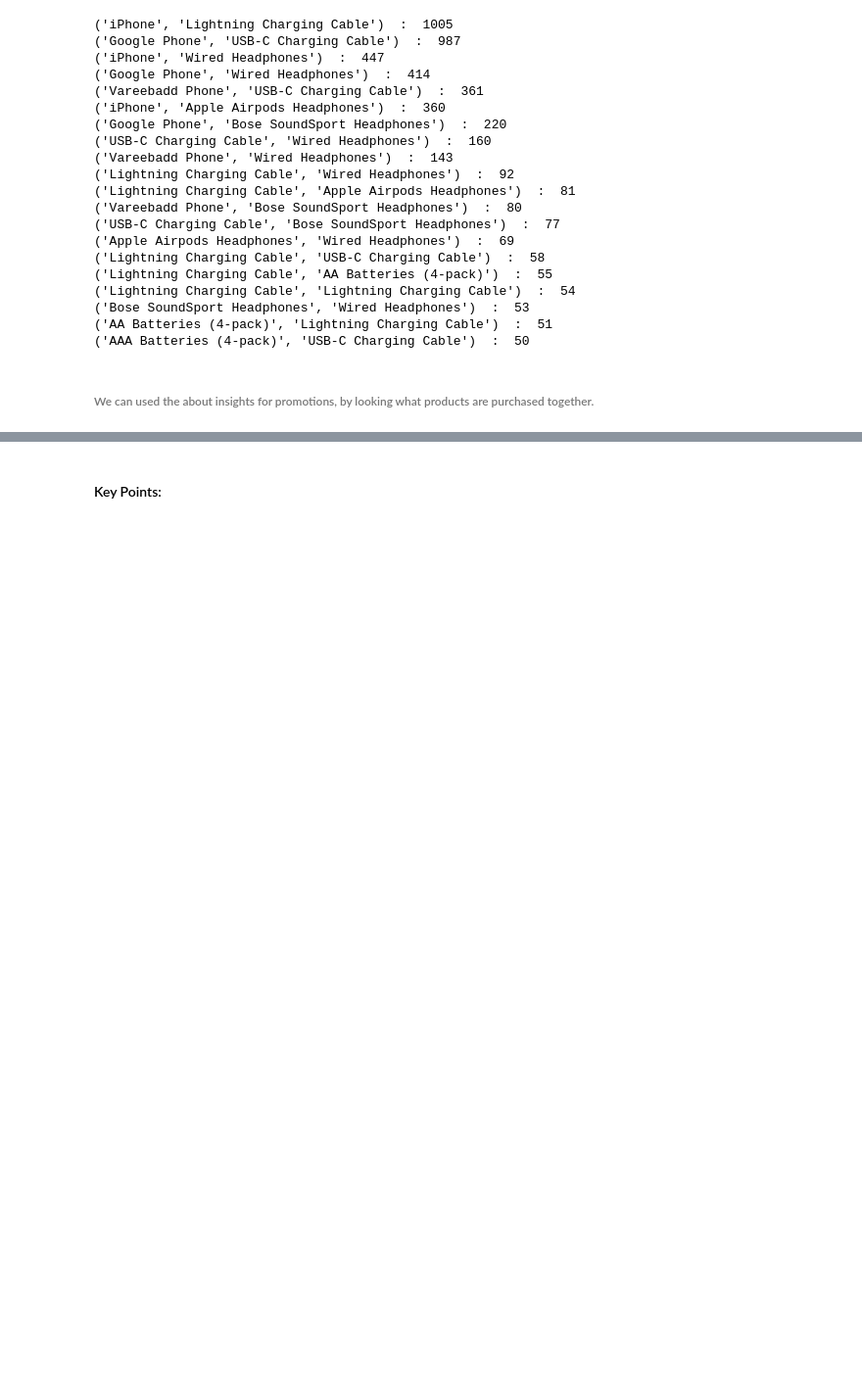
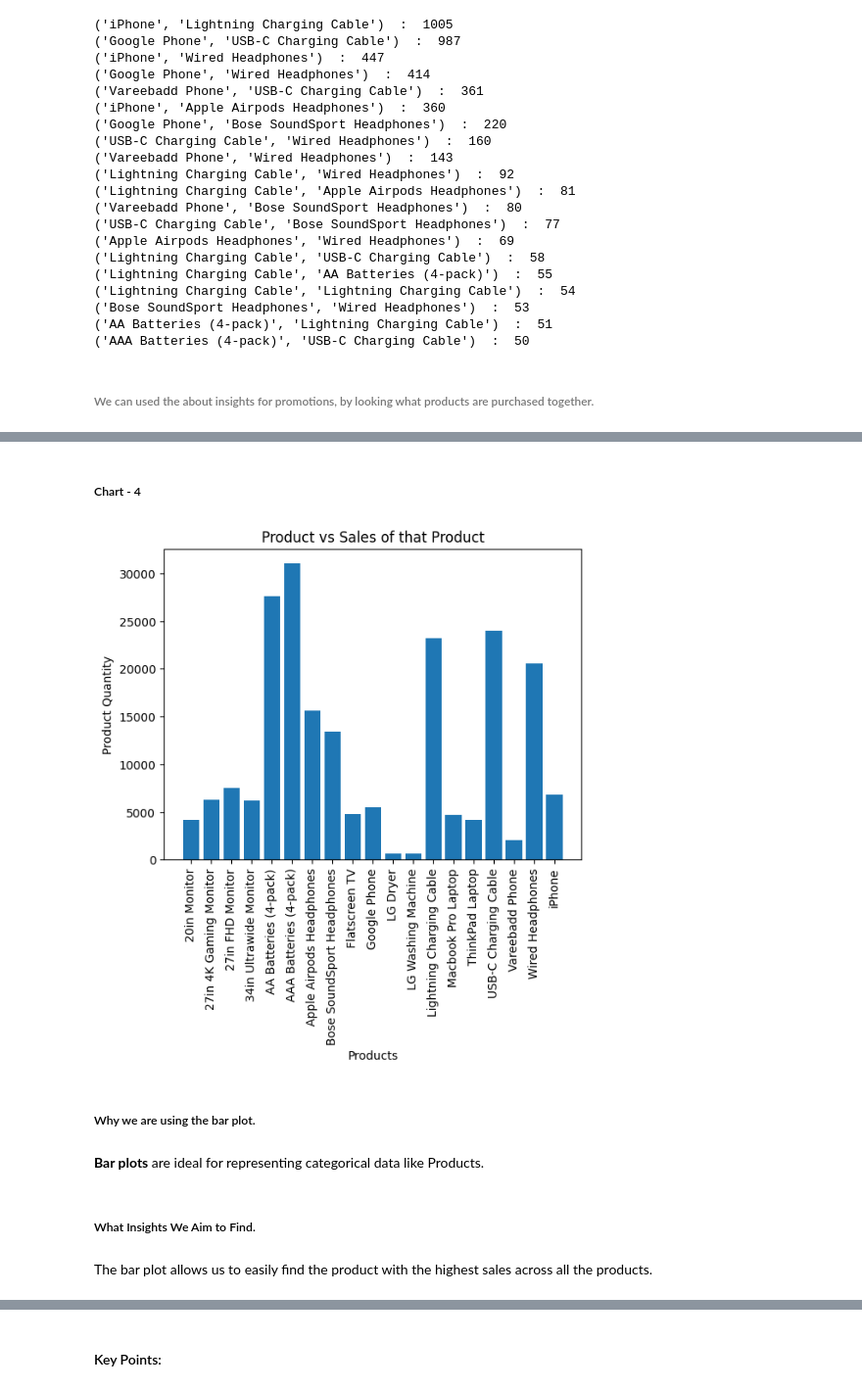
Before and after one commit to mohduzaif/Sales-Analysis-Exploratory-Data-Analysis-, a Jupyter notebook: Sales EDA.ipynb, the cells around one changed output, grey strips where cells are left out. Shown at 98% size. Drawn from its saved outputs; the diff is of its cells as text; code cells hidden in the pictures; blank space fills up the shorter version.

Commit message:
:sparkles: Gather more Insight : Most Sold Product

```diff
--- a/Sales EDA.ipynb
+++ b/Sales EDA.ipynb
@@ -284,0 +287,3 @@ for key, value in count.most_common(20):
+# %%
+most_sale_product_df = all_data.groupby('Product', as_index = False)['Quantity Ordered'].sum()
+most_sale_product_df.head()
@@ -284,0 +297,21 @@ for key, value in count.most_common(20):
+# %% [markdown]
+##### Chart - 4
+# %%
+import matplotlib.pyplot as plt
+
+plt.bar(most_sale_product_df['Product'], most_sale_product_df['Quantity Ordered'])
+plt.xticks(rotation = 90)
+plt.xlabel('Products')
+plt.ylabel('Product Quantity')
+plt.title('Product vs Sales of that Product')
+plt.show()
+# %% [output]
+[figure, added]
+# %% [markdown]
+##### Why we are using the bar plot.
+# %% [markdown]
+**Bar plots** are ideal for representing categorical data like Products.
+# %% [markdown]
+##### What Insights We Aim to Find.
+# %% [markdown]
+The bar plot allows us to easily find the product with the highest sales across all the products.
```
Also changed, not shown: parts of 4 cells of this notebook.
